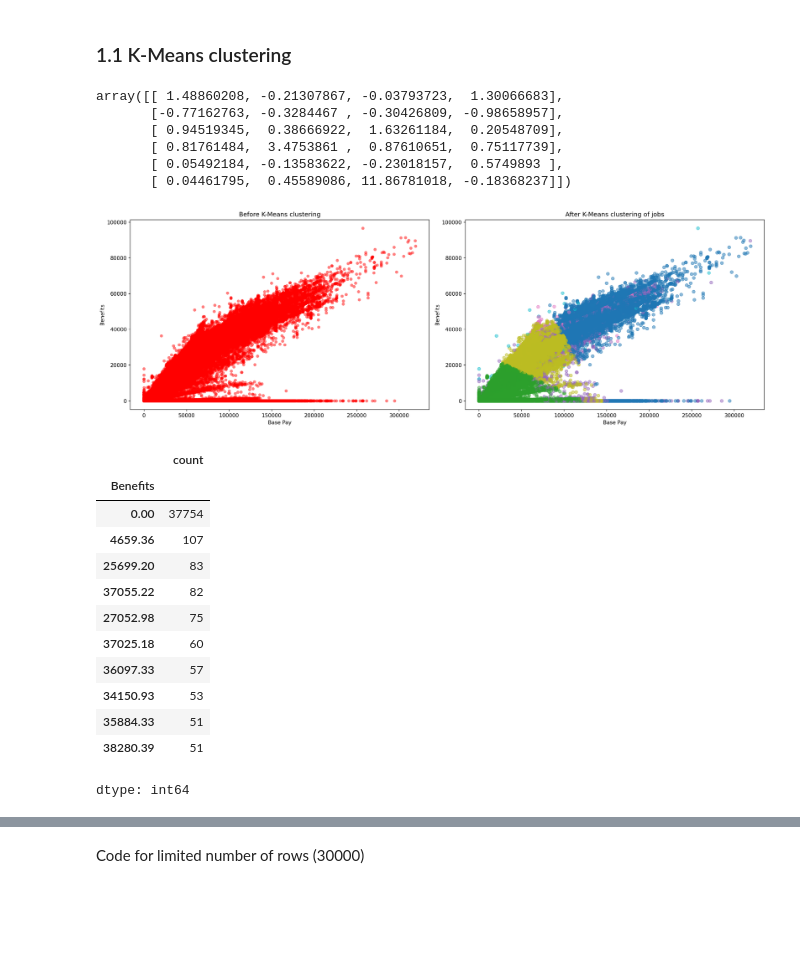
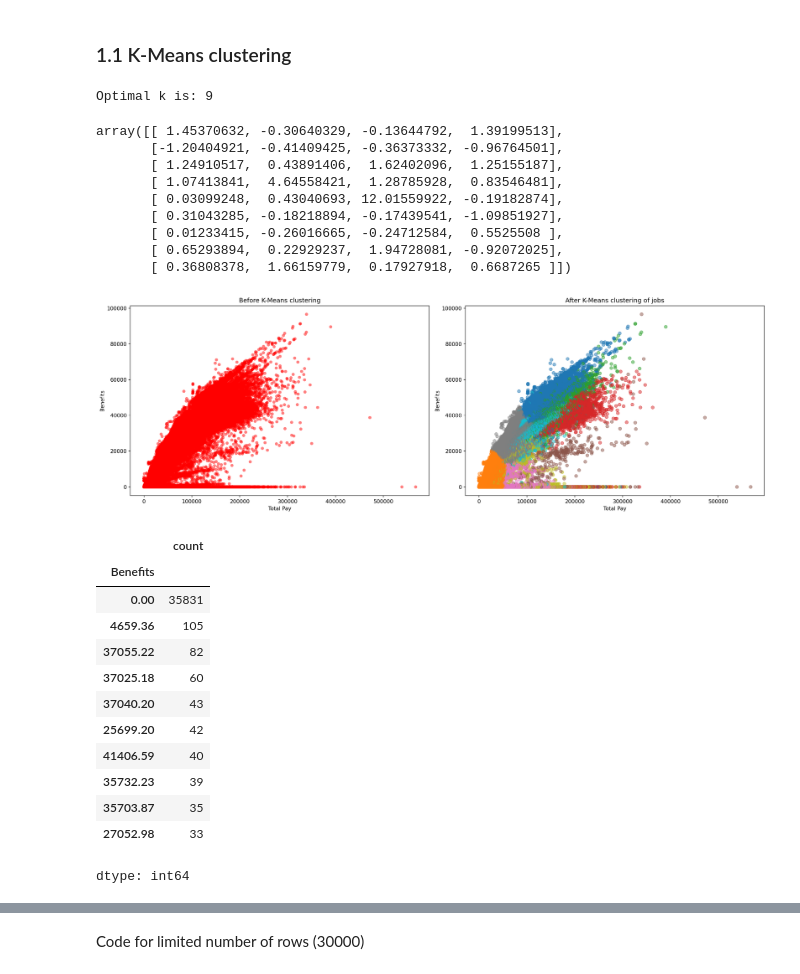
Before and after one commit to cricci3/Salaries_clustering, a Jupyter notebook: Project2_DA.ipynb, the cells around one changed output, grey strips where cells are left out. Cells and saved outputs as stored; diff of their text form; code cells hidden in the pictures; blank space fills up the shorter version.

```diff
--- a/Project2_DA.ipynb
+++ b/Project2_DA.ipynb
@@ -443,3 +443,14 @@ df = df[~rows_with_negatives].reset_index(drop=True)
 print(f"New shape after dropping rows with negative pay: {df.shape}")
 # %% [output]
 New shape after dropping rows with negative pay: (148027, 6)
+# %%
+# Count duplicate rows
+print(f"Number of rows before removing duplicates: {df.shape[0]}")
+duplicate_rows = df.duplicated().sum()
+print(f"Number of duplicate rows: {duplicate_rows}")
+
+# Remove duplicate rows (keep only the first occurrence)
+df = df.drop_duplicates()
+
+# Verify that duplicates are removed
+print(f"Number of rows after removing duplicates: {df.shape[0]}")
@@ -732,8 +748,8 @@ scores = []
 K_range = range(2, 16)
 for k in K_range:
     kmeans = KMeans(n_clusters=k, random_state=seed)
-    labels = kmeans.fit_predict(jobs_scaled_limited)
-    score = silhouette_score(jobs_scaled_limited, labels)
+    labels = kmeans.fit_predict(jobs_scaled)
+    score = silhouette_score(jobs_scaled, labels)
     scores.append(score)
     print(f"Silhouette Score for k={k}: {score:.4f}")
 
@@ -758,55 +790,59 @@ df['clustering_kmeans'] = cluster_jobs
 
 kmeans.cluster_centers_
 # %% [output]
-array([[ 1.48860208, -0.21307867, -0.03793723,  1.30066683],
-       [-0.77162763, -0.3284467 , -0.30426809, -0.98658957],
-       [ 0.94519345,  0.38666922,  1.63261184,  0.20548709],
-       [ 0.81761484,  3.4753861 ,  0.87610651,  0.75117739],
-       [ 0.05492184, -0.13583622, -0.23018157,  0.5749893 ],
-       [ 0.04461795,  0.45589086, 11.86781018, -0.18368237]])
+Optimal k is: 9
+array([[ 1.45370632, -0.30640329, -0.13644792,  1.39199513],
+       [-1.20404921, -0.41409425, -0.36373332, -0.96764501],
+       [ 1.24910517,  0.43891406,  1.62402096,  1.25155187],
+       [ 1.07413841,  4.64558421,  1.28785928,  0.83546481],
+       [ 0.03099248,  0.43040693, 12.01559922, -0.19182874],
+       [ 0.31043285, -0.18218894, -0.17439541, -1.09851927],
+       [ 0.01233415, -0.26016665, -0.24712584,  0.5525508 ],
+       [ 0.65293894,  0.22929237,  1.94728081, -0.92072025],
+       [ 0.36808378,  1.66159779,  0.17927918,  0.6687265 ]])
 # %%
 #for plotting in 2D, choosing just two of the columns to determine what are different categories of jobs based on salaries and benefits?
 df['Total Pay & Benefits'] = df['Total Pay'] + df['Benefits']
 
-# x_axis = 'Total Pay'
-x_axis = 'Base Pay'
+x_axis = 'Total Pay'
+#x_axis = 'Base Pay'
 y_axis = 'Benefits'
 
 #creating plots next to each other to similarise the before and after clustering
 fig, ax = plt.subplots(1, 2, figsize=(18, 6), dpi=150)
 
 #the left plot shows data before K-Means clustering
 ax[0].scatter(df[x_axis], df[y_axis], edgecolor='none', facecolor='red', s=35, alpha=0.5)
 ax[0].set_title("Before K-Means clustering")
 ax[0].set_xlabel(x_axis)
 ax[0].set_ylabel(y_axis)
 
 #the right plot shows data after K-Means clustering for jobs
 ax[1].scatter(df[x_axis], df[y_axis], c=df['clustering_kmeans'], cmap='tab10', s=35, alpha=0.5)
 ax[1].set_title("After K-Means clustering of jobs")
 ax[1].set_xlabel(x_axis)
 ax[1].set_ylabel(y_axis)
 
 plt.tight_layout()
 plt.show()
 # %% [output]
-[figure, old version]
+[figure, new version]
 # %%
 #showing the 10 most frequent Benefit values and how often they appear to better understand the graphs above
 df['Benefits'].value_counts().sort_values(ascending=False).head(10)
 # %% [output]
 |  | count |
 | Benefits |  |
-| 0.00 | 37754 |
-| 4659.36 | 107 |
-| 25699.20 | 83 |
+| 0.00 | 35831 |
+| 4659.36 | 105 |
 | 37055.22 | 82 |
-| 27052.98 | 75 |
 | 37025.18 | 60 |
-| 36097.33 | 57 |
-| 34150.93 | 53 |
-| 35884.33 | 51 |
-| 38280.39 | 51 |
+| 37040.20 | 43 |
+| 25699.20 | 42 |
+| 41406.59 | 40 |
+| 35732.23 | 39 |
+| 35703.87 | 35 |
+| 27052.98 | 33 |
 dtype: int64
 # %%
 df['clustering_kmeans'] = cluster_jobs
```
Also changed, not shown: parts of 25 cells of this notebook.
